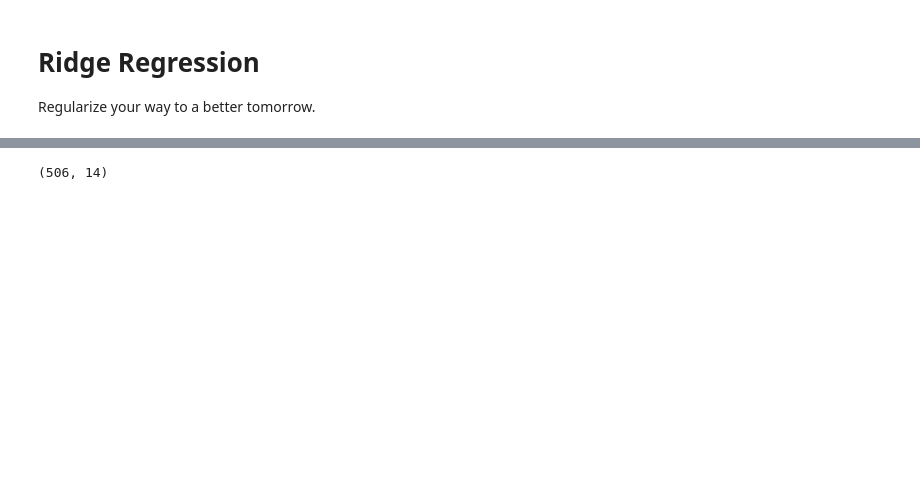
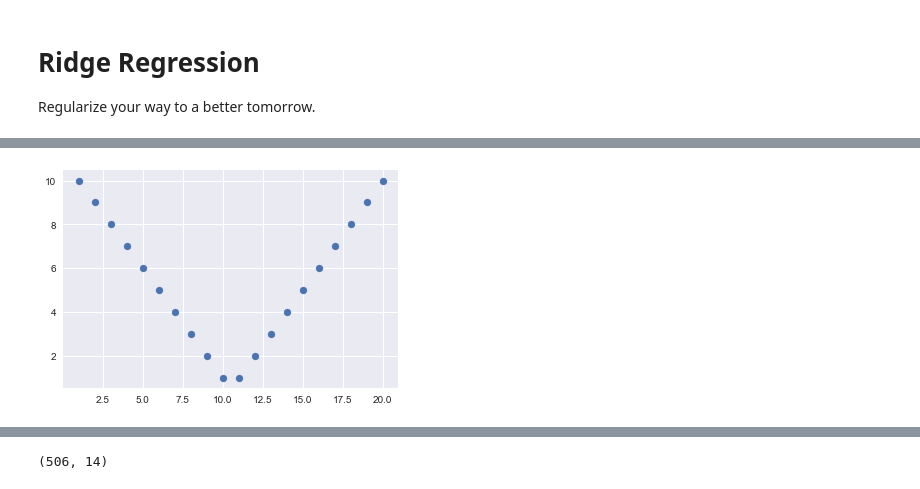
Before and after one commit to chrisluedtke/data-science-journal, a Jupyter notebook: 07-Advanced-Regression/04_Ridge_Regression.ipynb, the cells around one changed output, grey strips where cells are left out. Cells and saved outputs as stored; diff of their text form; code cells hidden in the pictures; blank space fills up the shorter version.

```diff
--- a/07-Advanced-Regression/04_Ridge_Regression.ipynb
+++ b/07-Advanced-Regression/04_Ridge_Regression.ipynb
@@ -34,0 +98,9 @@ Let's examine in the context of housing data.
+# %%
+X = np.array(list(range(1,21)))
+y = np.array(list(range(10, 0,-1)) +
+             list(range( 1,11, 1)))
+
+plt.scatter(X,y)
+plt.show()
+# %% [output]
+[figure, added]
```
Also changed, not shown: parts of 57 cells of this notebook, 3 other files.
